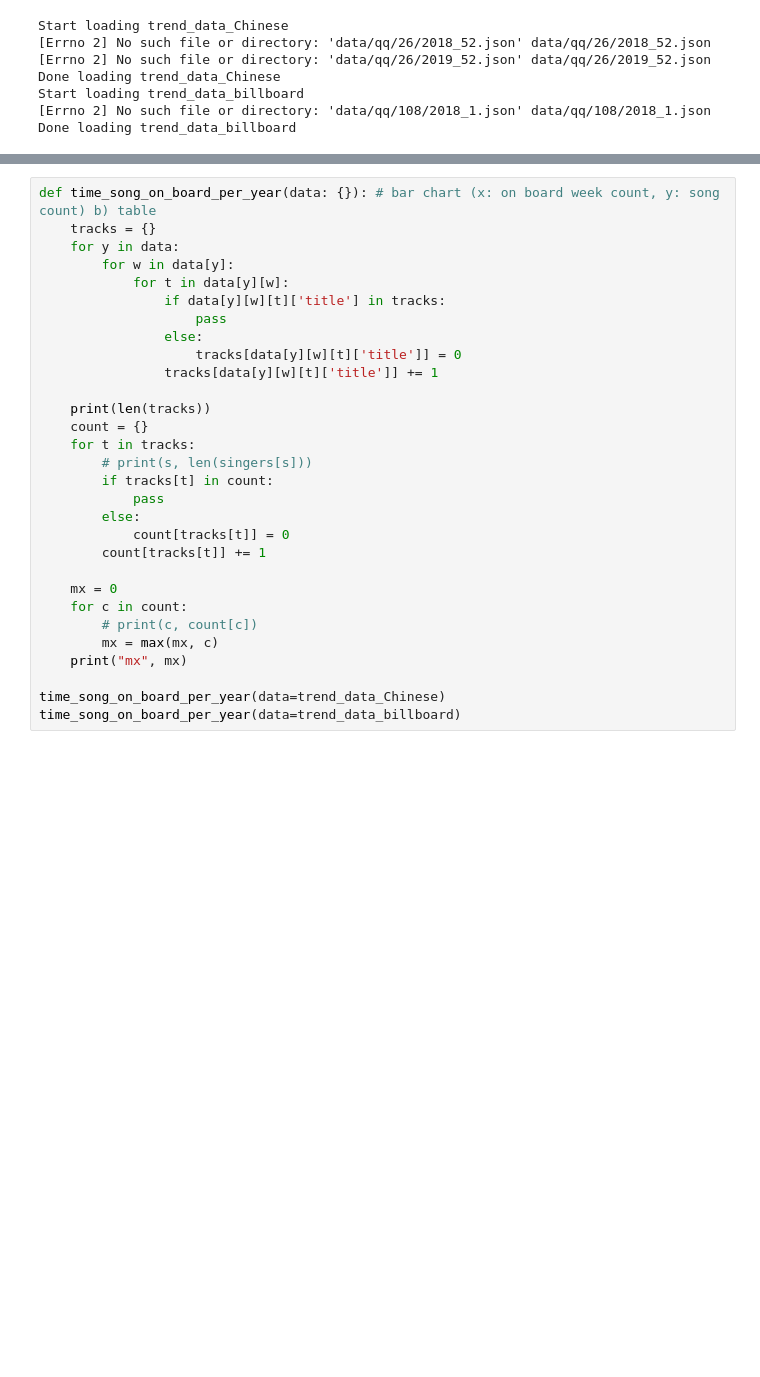
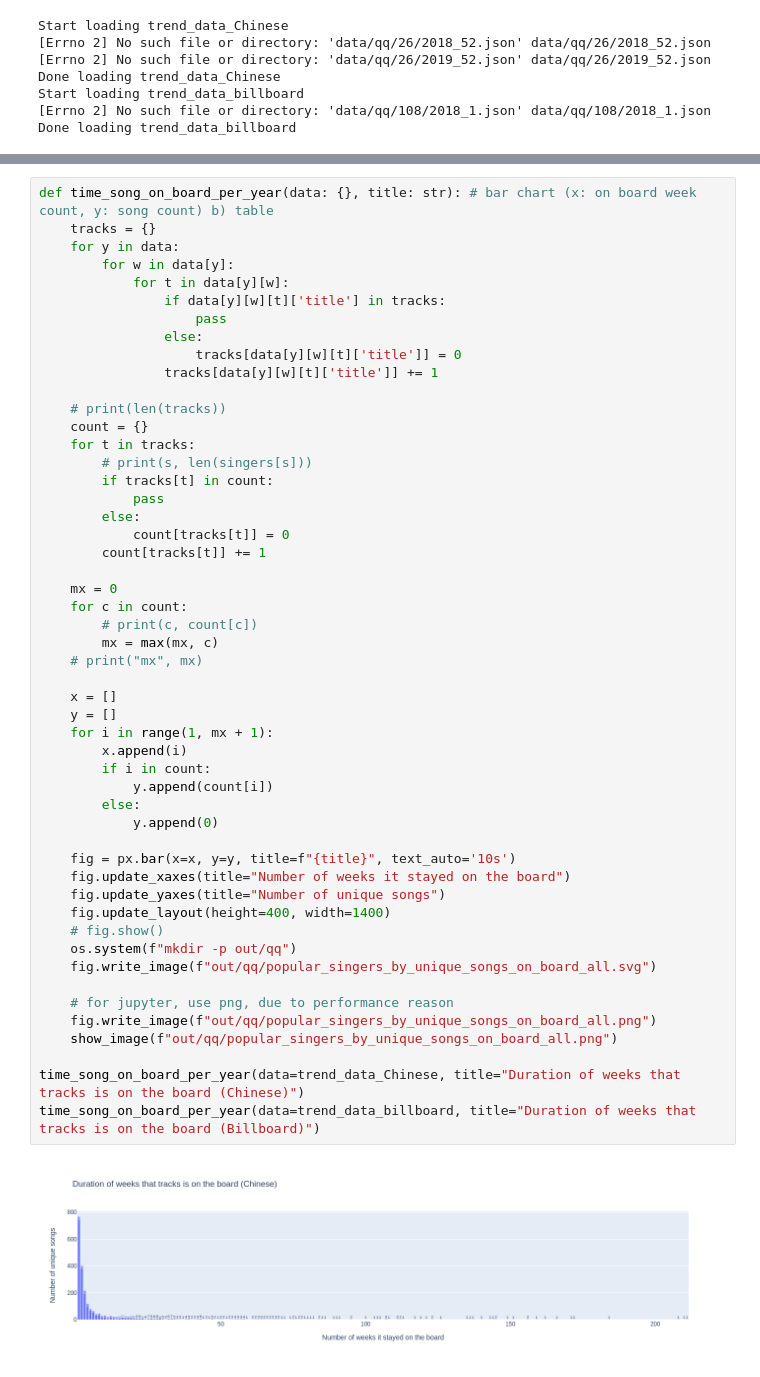
Before and after one commit to com-480-data-visualization/datavis-project-2022-shazam, a Jupyter notebook: dataset/crawler/notebook.ipynb, the cells around one changed output, grey strips where cells are left out. Drawn from its saved outputs; the diff is of its cells as text; blank space fills up the shorter version.

```diff
--- a/dataset/crawler/notebook.ipynb
+++ b/dataset/crawler/notebook.ipynb
@@ -573,30 +629,53 @@ popular_singers_by_songs_all(data=trend_data_billboard)
 # %%
-def time_song_on_board_per_year(data: {}): # bar chart (x: on board week count, y: song count) b) table
+def time_song_on_board_per_year(data: {}, title: str): # bar chart (x: on board week count, y: song count) b) table
     tracks = {}
     for y in data:
         for w in data[y]:
             for t in data[y][w]:
                 if data[y][w][t]['title'] in tracks:
                     pass
                 else:
                     tracks[data[y][w][t]['title']] = 0
                 tracks[data[y][w][t]['title']] += 1
 
-    print(len(tracks))
+    # print(len(tracks))
     count = {}
     for t in tracks:
         # print(s, len(singers[s]))
         if tracks[t] in count:
             pass
         else:
             count[tracks[t]] = 0
         count[tracks[t]] += 1
 
     mx = 0
     for c in count:
         # print(c, count[c])
         mx = max(mx, c)
-    print("mx", mx)
+    # print("mx", mx)
 
-time_song_on_board_per_year(data=trend_data_Chinese)
-time_song_on_board_per_year(data=trend_data_billboard)
+    x = []
+    y = []
+    for i in range(1, mx + 1):
+        x.append(i)
+        if i in count:
+            y.append(count[i])
+        else:
+            y.append(0)
+
+    fig = px.bar(x=x, y=y, title=f"{title}", text_auto='10s')
+    fig.update_xaxes(title="Number of weeks it stayed on the board")
+    fig.update_yaxes(title="Number of unique songs")
+    fig.update_layout(height=400, width=1400)
+    # fig.show()
+    os.system(f"mkdir -p out/qq")
+    fig.write_image(f"out/qq/popular_singers_by_unique_songs_on_board_all.svg")
+
+    # for jupyter, use png, due to performance reason
+    fig.write_image(f"out/qq/popular_singers_by_unique_songs_on_board_all.png")
+    show_image(f"out/qq/popular_singers_by_unique_songs_on_board_all.png")
+
+time_song_on_board_per_year(data=trend_data_Chinese, title="Duration of weeks that tracks is on the board (Chinese)")
+time_song_on_board_per_year(data=trend_data_billboard, title="Duration of weeks that tracks is on the board (Billboard)")
+# %% [output]
+[figure, added]
```
Also changed, not shown: parts of 9 cells of this notebook.
